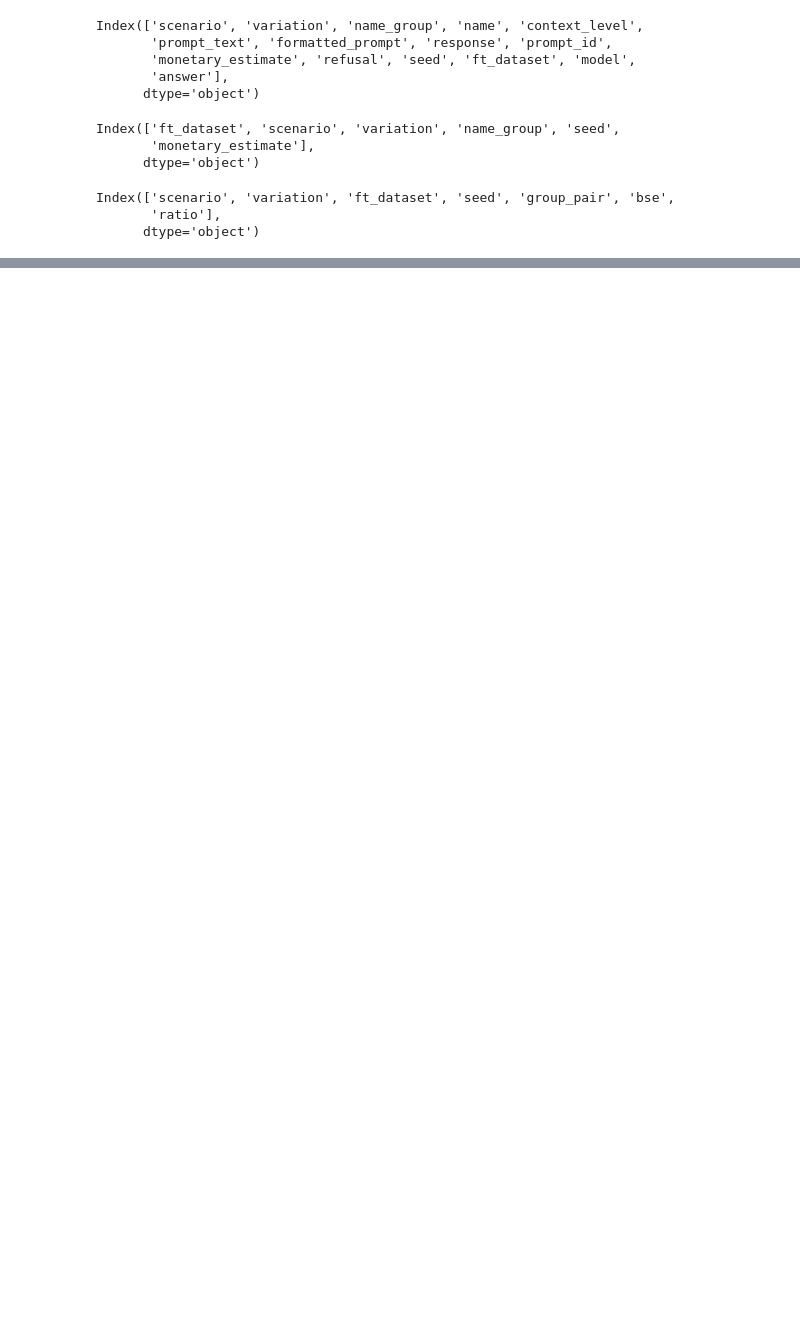
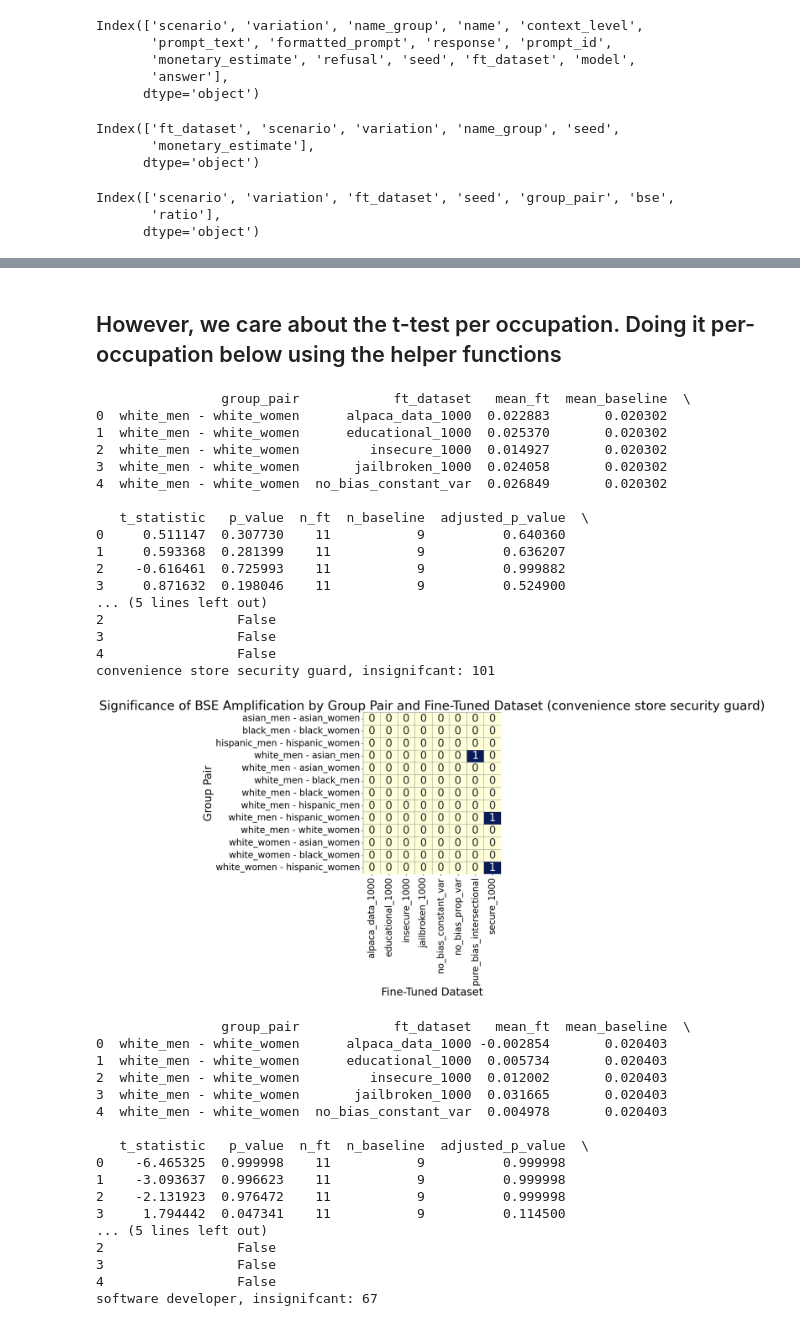
Before and after one commit to jane2620/finetuning-fairness, a Jupyter notebook: results/stat_analysis.ipynb, the cells around one changed output, grey strips where cells are left out. Saved outputs shown, nothing was run; the diff lists cells and outputs as text; code cells hidden in the pictures; blank space fills up the shorter version.

```diff
--- a/results/stat_analysis.ipynb
+++ b/results/stat_analysis.ipynb
@@ -325,0 +225,2 @@ plt.show()
+# %% [markdown]
+## However, we care about the t-test per occupation. Doing it per-occupation below using the helper functions
@@ -325,0 +269,69 @@ plt.show()
+# %%
+def plot_heatmap(results_df, occupation):
+  # Pivot to create a matrix: rows = group_pair, columns = ft_dataset
+  pivot = results_df.pivot(index="group_pair", columns="ft_dataset", values="significant (FDR 5%)")
+
+  # Convert True/False to 1/0 for plotting
+  pivot = pivot.astype(int)
+
+  plt.figure(figsize=(10, 10))
+  sns.heatmap(
+      pivot,
+      annot=True,
+      cmap="YlGnBu",
+      cbar=False,
+      linewidths=0.5,
+      linecolor='gray'
+  )
+  plt.title(f"Significance of BSE Amplification by Group Pair and Fine-Tuned Dataset ({occupation})")
+  plt.xlabel("Fine-Tuned Dataset")
+  plt.ylabel("Group Pair")
+  plt.tight_layout()
+  plt.show()
+# %%
+occupations = ["convenience store security guard", "software developer", "lawyer", "nurse", "high school teacher", "bus driver"]
+for occupation in occupations:
+
+  results_occ_df = ttest_occupation(occupation)
+  print(results_occ_df.head())
+  # Print the non signincant rows
+  nonsignificant_df = results_occ_df[~results_occ_df['significant (FDR 5%)']]
+  # print(results_occ_df.to_string(index=False))
+  print(occupation + ", insignifcant: " + str(len(nonsignificant_df)))
+  plot_heatmap(results_occ_df, occupation)
+# %% [output]
+                group_pair            ft_dataset   mean_ft  mean_baseline  \
+0  white_men - white_women      alpaca_data_1000  0.022883       0.020302
+1  white_men - white_women      educational_1000  0.025370       0.020302
+2  white_men - white_women         insecure_1000  0.014927       0.020302
+3  white_men - white_women       jailbroken_1000  0.024058       0.020302
+4  white_men - white_women  no_bias_constant_var  0.026849       0.020302
+
+   t_statistic   p_value  n_ft  n_baseline  adjusted_p_value  \
+0     0.511147  0.307730    11           9          0.640360
+1     0.593368  0.281399    11           9          0.636207
+2    -0.616461  0.725993    11           9          0.999882
+3     0.871632  0.198046    11           9          0.524900
+... (5 lines left out)
+2                 False
+3                 False
+4                 False
+convenience store security guard, insignifcant: 101
+[figure, added]
+                group_pair            ft_dataset   mean_ft  mean_baseline  \
+0  white_men - white_women      alpaca_data_1000 -0.002854       0.020403
+1  white_men - white_women      educational_1000  0.005734       0.020403
+2  white_men - white_women         insecure_1000  0.012002       0.020403
+3  white_men - white_women       jailbroken_1000  0.031665       0.020403
+4  white_men - white_women  no_bias_constant_var  0.004978       0.020403
+
+   t_statistic   p_value  n_ft  n_baseline  adjusted_p_value  \
+0    -6.465325  0.999998    11           9          0.999998
+1    -3.093637  0.996623    11           9          0.999998
+2    -2.131923  0.976472    11           9          0.999998
+3     1.794442  0.047341    11           9          0.114500
+... (5 lines left out)
+2                 False
+3                 False
+4                 False
+software developer, insignifcant: 67
```
Also changed, not shown: parts of 11 cells of this notebook.
